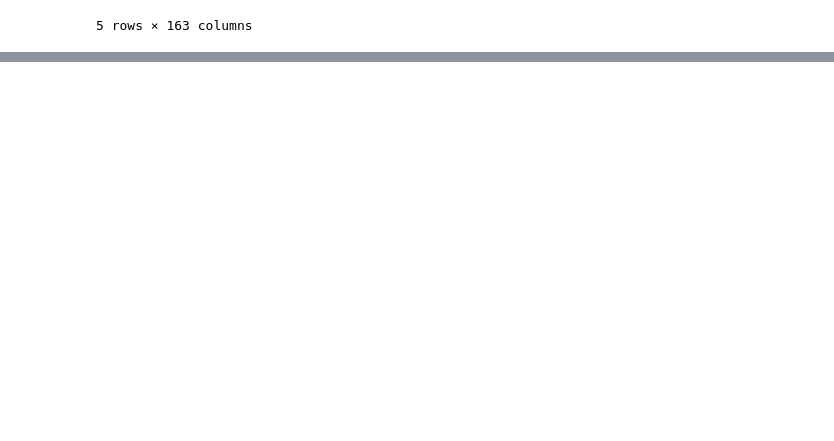
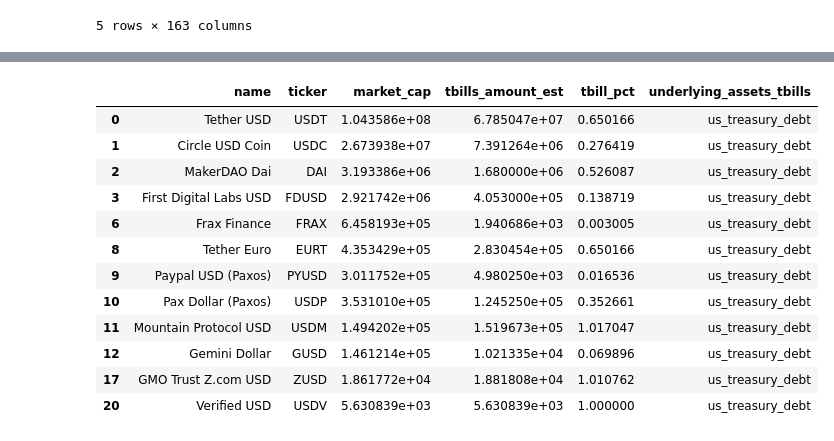
Before and after one commit to PaulApivat/python, a Jupyter notebook: defi/stablecoins/exploratory.ipynb, the cells around one changed output, grey strips where cells are left out. Cells and saved outputs as stored; diff of their text form; code cells hidden in the pictures; blank space fills up the shorter version.

```diff
--- a/defi/stablecoins/exploratory.ipynb
+++ b/defi/stablecoins/exploratory.ipynb
@@ -65,3 +76,25 @@ rwa_df.head()
+# %%
+rwa_df.columns
+
+rwa_df_select = rwa_df[['name', 'ticker', 'market_cap', 'tbills_amount_est', 'tbill_pct', 'underlying_assets_tbills']]
+
+filtered_rwa_df = rwa_df_select[rwa_df_select['tbills_amount_est'].notna()]
+
+filtered_rwa_df
+# %% [output]
+|  | name | ticker | market_cap | tbills_amount_est | tbill_pct | underlying_assets_tbills |
+| 0 | Tether USD | USDT | 1.043586e+08 | 6.785047e+07 | 0.650166 | us_treasury_debt |
+| 1 | Circle USD Coin | USDC | 2.673938e+07 | 7.391264e+06 | 0.276419 | us_treasury_debt |
+| 2 | MakerDAO Dai | DAI | 3.193386e+06 | 1.680000e+06 | 0.526087 | us_treasury_debt |
+| 3 | First Digital Labs USD | FDUSD | 2.921742e+06 | 4.053000e+05 | 0.138719 | us_treasury_debt |
+| 6 | Frax Finance | FRAX | 6.458193e+05 | 1.940686e+03 | 0.003005 | us_treasury_debt |
+| 8 | Tether Euro | EURT | 4.353429e+05 | 2.830454e+05 | 0.650166 | us_treasury_debt |
+| 9 | Paypal USD (Paxos) | PYUSD | 3.011752e+05 | 4.980250e+03 | 0.016536 | us_treasury_debt |
+| 10 | Pax Dollar (Paxos) | USDP | 3.531010e+05 | 1.245250e+05 | 0.352661 | us_treasury_debt |
+| 11 | Mountain Protocol USD | USDM | 1.494202e+05 | 1.519673e+05 | 1.017047 | us_treasury_debt |
+| 12 | Gemini Dollar | GUSD | 1.461214e+05 | 1.021335e+04 | 0.069896 | us_treasury_debt |
+| 17 | GMO Trust Z.com USD | ZUSD | 1.861772e+04 | 1.881808e+04 | 1.010762 | us_treasury_debt |
+| 20 | Verified USD | USDV | 5.630839e+03 | 5.630839e+03 | 1.000000 | us_treasury_debt |
 # %%
 # Convert market_cap and tbills_amount_est to billions for plotting
 rwa_df['market_cap'] = rwa_df['market_cap'] /1000  # Convert to billions
```
Also changed, not shown: parts of 11 cells of this notebook, 1 other file.
